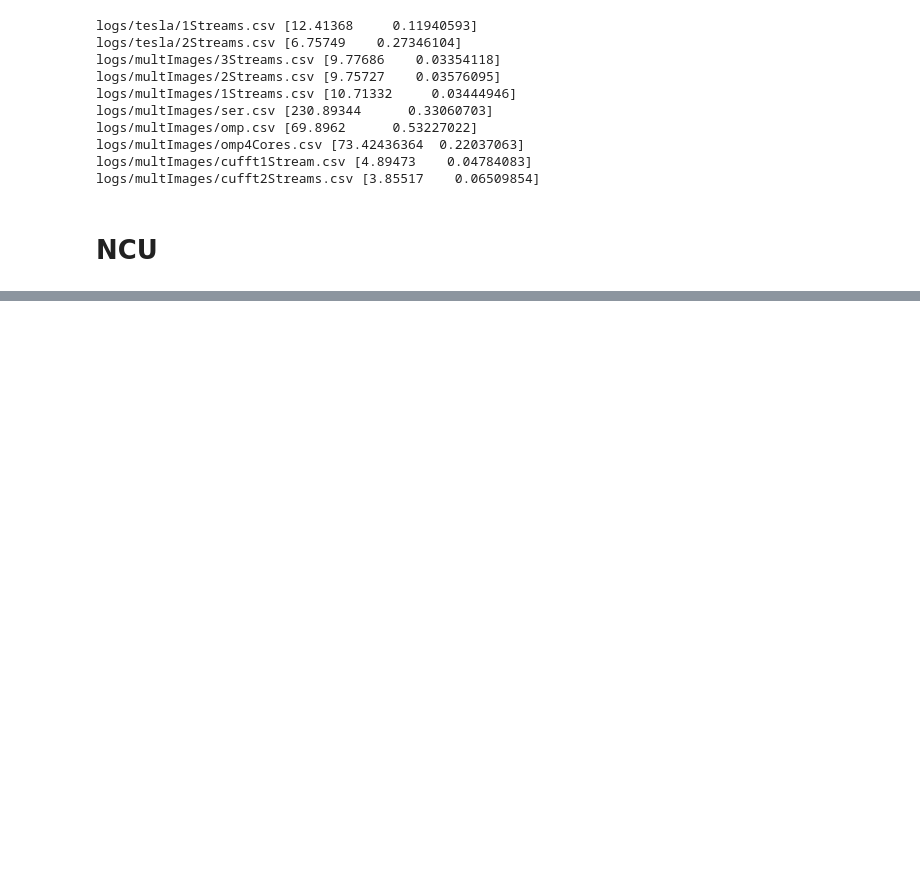
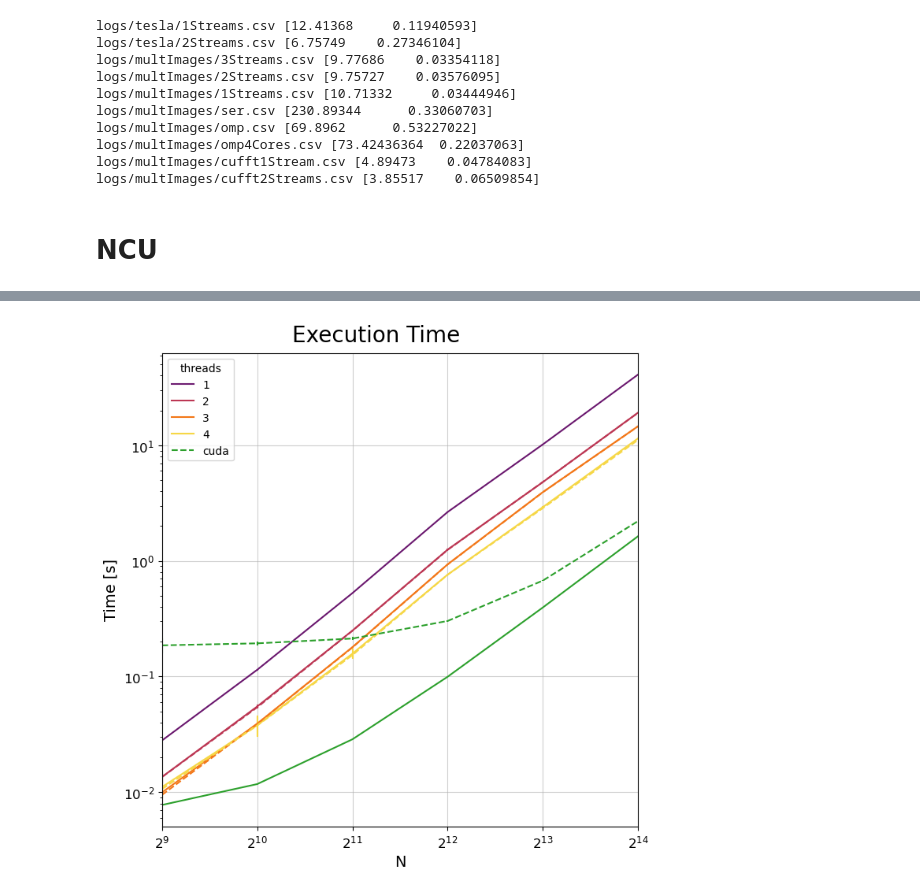
Before and after one commit to GioMai24/Speed-of-Light-FFT, a Jupyter notebook: visualization.ipynb, the cells around one changed output, grey strips where cells are left out. Cells and saved outputs as stored; diff of their text form; code cells hidden in the pictures; blank space fills up the shorter version.

```diff
--- a/visualization.ipynb
+++ b/visualization.ipynb
@@ -178,7 +182,9 @@ logs/multImages/cufft2Streams.csv [3.85517    0.06509854]
 # %% [markdown]
 # NCU
 # %%
+times = {}
 for N in [2**i for i in range(9, 15)]:
+    times[N] = []
     context = ncu_report.load_report(f"logs/singleImage/cuda/{N}.ncu-rep")
     ncuRange = context[0]
 
@@ -188,9 +194,11 @@ for N in [2**i for i in range(9, 15)]:
         time = action.metric_by_name('gpu__time_duration.avg').value() * 1e-6
         if actDict.get(name): actDict[name].append(time)
         else: actDict[name] = [time]
+        times[N].append(time)
     print(N)
     for key, item in actDict.items(): print(f"{key} -- # kernels: {len(item)} -- gpu time: {np.mean(item)} +- {np.std(item)} ms")
-    print()
+    print("Total Time:", sum(times[N]), "ms\n")
+for key, value in times.items(): times[key] = sum(value)
 # %% [output]
 512
 centerKer -- # kernels: 2 -- gpu time: 0.015248 +- 0.0019679999999999993 ms
@@ -211,0 +222,10 @@ mulKer -- # kernels: 1 -- gpu time: 17.902112 +- 0.0 ms
+# %%
+## ms
+malloc = pd.read_csv("logs/singleImage/cuda/mallocMemcpyAsync.csv", sep=' ', header=None, names=["N","Malloc", "Memcpy"]).groupby("N").agg(["mean", "std"]) * 2
+malloc["totKerTime"] = times
+malloc["cudaTotMean"] = cuMeanStd["mean"] * 1e3
+malloc["cudaTotStd"] = cuMeanStd["std"] * 1e3
+malloc["sum"] = malloc["Malloc", "mean"] + malloc["Memcpy", "mean"] + malloc["totKerTime"]
+malloc["std"] = malloc["Malloc", "std"] + malloc["Memcpy", "std"]
+malloc["ghostTime"] = malloc["cudaTotMean"] - malloc["sum"]
+display(malloc)
@@ -211,0 +242,40 @@ mulKer -- # kernels: 1 -- gpu time: 17.902112 +- 0.0 ms
+# %%
+wdir = Path("logs/singleImage/")
+pdNames = ["N", "real", "user", "sys"]
+colors = plt.get_cmap("inferno")(np.linspace(0.3, 0.9, 4))
+
+fig, ax = plt.subplots(figsize=(7,7), layout="constrained")
+fig.suptitle("Execution Time", fontsize=20)
+ax.set_yscale("log")
+ax.set_xscale("log", base=2)
+ax.set_xlim(512, 16384)
+
+cmap = {
+        "1":{"color":colors[0]},
+        "cuda":{"color":"tab:green", "alpha":0.5},
+        "cufft":{"color":"tab:green"},
+        "threads":{"color":colors[1:]}
+       }
+
+data = pd.read_csv("logs/singleImage/1/times.csv", sep=' ', names=pdNames, header=None)
+data.groupby("N").agg(["mean", "std"])["real"].plot(y="mean", yerr="std", xticks=data["N"].unique(), color=colors[0], label="1", fontsize=12, ax=ax)
+
+for file, kwarg in {"OMP/staticTimes.csv": {"ls": "-"}, "OMP/dynamicTimes.csv": {"ls": "--", "legend": False}}.items():
+    data = pd.read_csv(wdir/file, sep=' ', names=["threads"] + pdNames, header=None)
+    data = data[data["threads"]<=4]
+    data.groupby(["threads", "N"]).agg(["mean", "std"])["real"].unstack(level=0).plot(y="mean", yerr="std", **cmap["threads"], **kwarg, ax=ax)
+
+
+pd.read_csv("logs/singleImage/cuda/times.csv", sep=' ', names=pdNames, header=None).groupby("N").agg(["mean", "std"])["real"].plot(y="mean", yerr="std", xticks=data["N"].unique(), color="tab:green", ls="--", label="cuda", fontsize=12, ax=ax)
+
+malloc["threads", "sum"] = malloc["sum"] * 1e-3
+malloc["threads", "sum"].plot(color="tab:green", fontsize=12, ax=ax)
+
+ax.grid(alpha=.6)
+ax.set_xlabel("N", fontsize=14)
+ax.set_ylabel("Time [s]", fontsize=14)
+
+# plt.savefig("corrected.png")
+plt.show()
+# %% [output]
+[figure, added]
```
Also changed, not shown: parts of 7 cells of this notebook.
